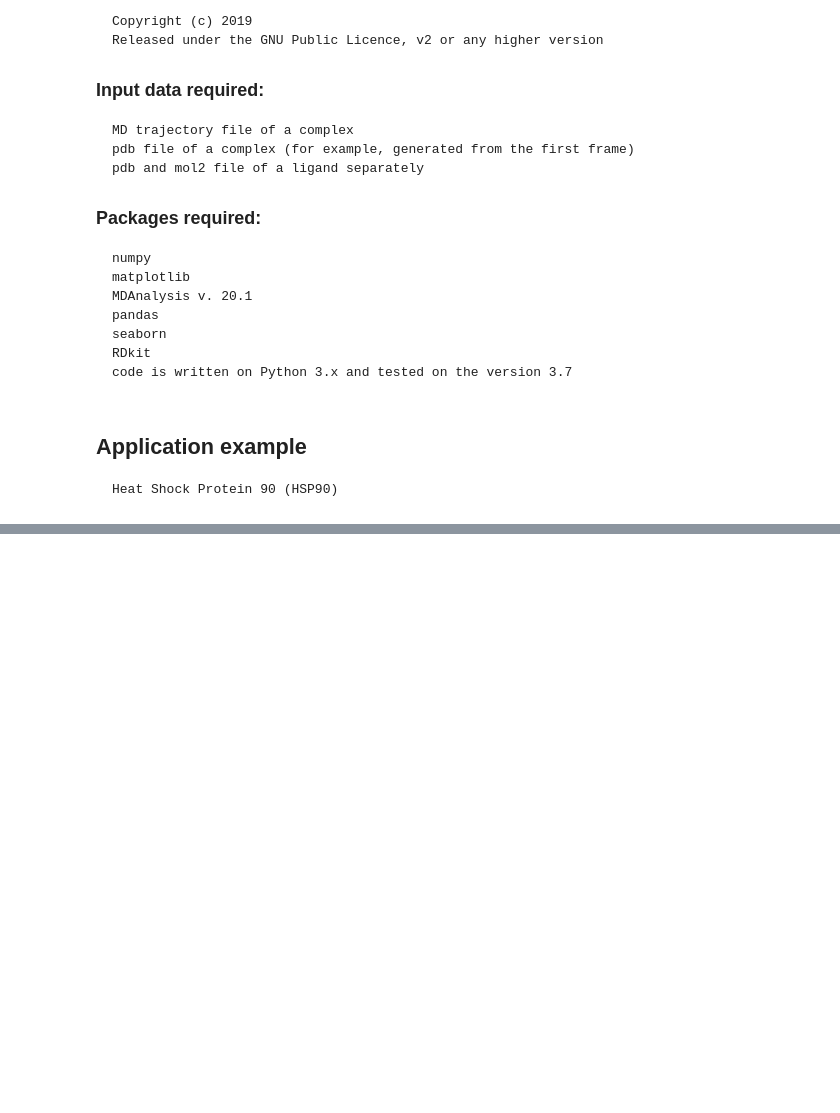
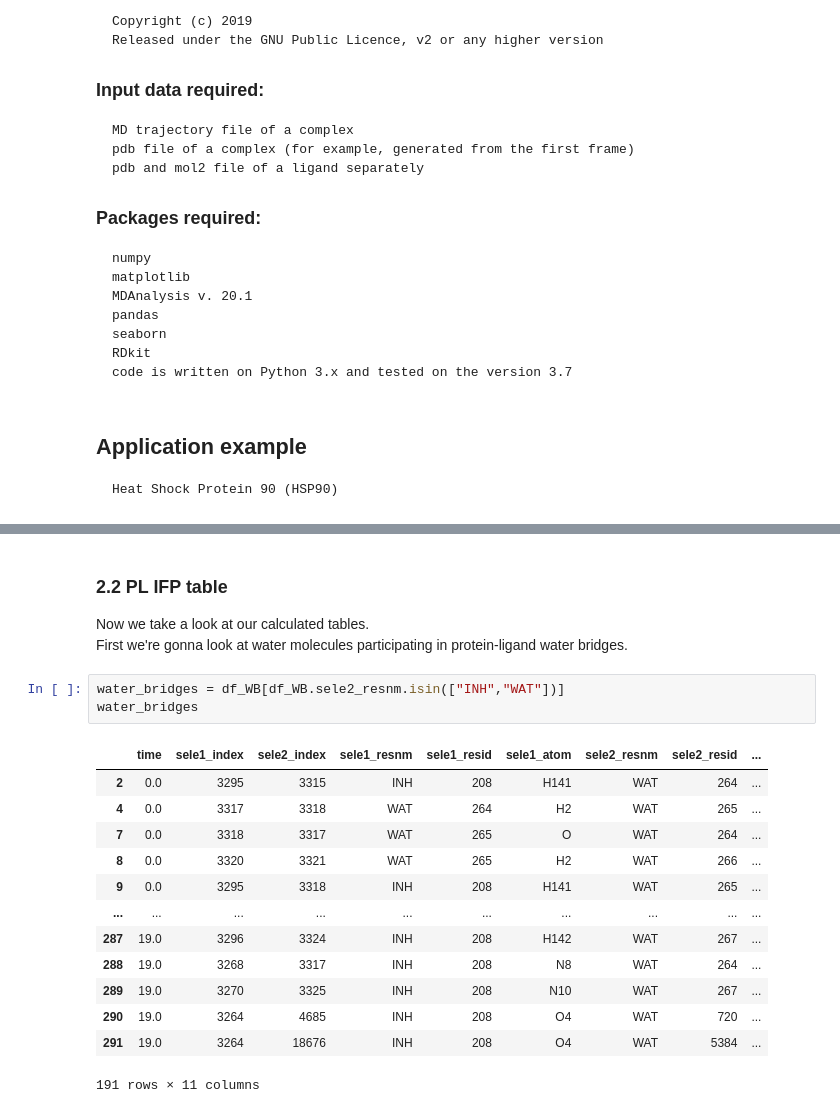
Before and after one commit to HITS-MCM/MD-IFP, a Jupyter notebook: IFP_generation_examples_PDB.ipynb, the cells around one changed output, grey strips where cells are left out. Saved outputs shown, nothing was run; the diff lists cells and outputs as text; blank space fills up the shorter version.

```diff
--- a/IFP_generation_examples_PDB.ipynb
+++ b/IFP_generation_examples_PDB.ipynb
@@ -270,3 +275,24 @@ df_WB[df_WB.sele2_resnm.isin(["INH","WAT"])]
+# %% [markdown]
+### 2.2 PL IFP table
+Now we take a look at our calculated tables.\
+First we're gonna look at water molecules participating in protein-ligand water bridges.
+# %%
+water_bridges = df_WB[df_WB.sele2_resnm.isin(["INH","WAT"])]
+water_bridges
+# %% [output]
+|  | time | sele1_index | sele2_index | sele1_resnm | sele1_resid | sele1_atom | sele2_resnm | sele2_resid | ... |
+| 2 | 0.0 | 3295 | 3315 | INH | 208 | H141 | WAT | 264 | ... |
+| 4 | 0.0 | 3317 | 3318 | WAT | 264 | H2 | WAT | 265 | ... |
+| 7 | 0.0 | 3318 | 3317 | WAT | 265 | O | WAT | 264 | ... |
+| 8 | 0.0 | 3320 | 3321 | WAT | 265 | H2 | WAT | 266 | ... |
+| 9 | 0.0 | 3295 | 3318 | INH | 208 | H141 | WAT | 265 | ... |
+| ... | ... | ... | ... | ... | ... | ... | ... | ... | ... |
+| 287 | 19.0 | 3296 | 3324 | INH | 208 | H142 | WAT | 267 | ... |
+| 288 | 19.0 | 3268 | 3317 | INH | 208 | N8 | WAT | 264 | ... |
+| 289 | 19.0 | 3270 | 3325 | INH | 208 | N10 | WAT | 267 | ... |
+| 290 | 19.0 | 3264 | 4685 | INH | 208 | O4 | WAT | 720 | ... |
+| 291 | 19.0 | 3264 | 18676 | INH | 208 | O4 | WAT | 5384 | ... |
+191 rows × 11 columns
 # %%
 df_WB.sele2_resnm.unique()
 # %% [output]
```
Also changed, not shown: parts of 50 cells of this notebook, 3 other files.
